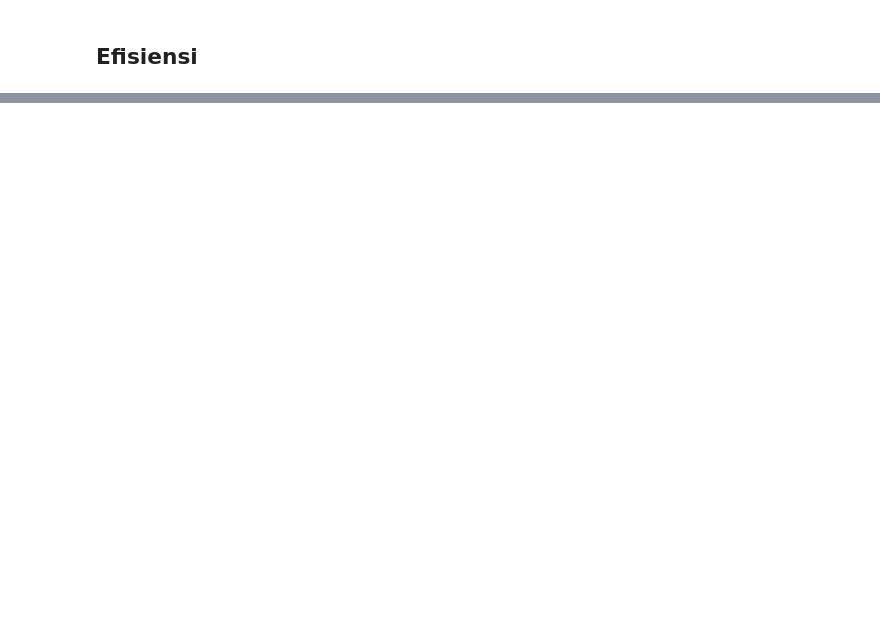
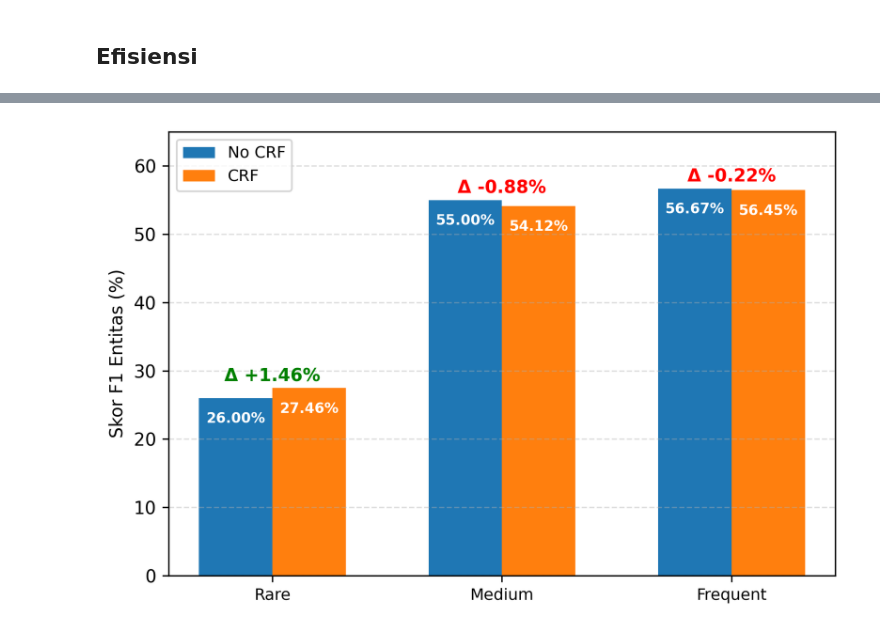
Before and after one commit to mdfwg/queryner-kd, a Jupyter notebook: notebook/result-analysis.ipynb, the cells around one changed output, grey strips where cells are left out. Cells and saved outputs as stored; diff of their text form; code cells hidden in the pictures; blank space fills up the shorter version.

```diff
--- a/notebook/result-analysis.ipynb
+++ b/notebook/result-analysis.ipynb
@@ -485,0 +643,76 @@ show_training_curve(get_json_path_from_id(31))
+# %%
+import matplotlib.pyplot as plt
+import numpy as np
+
+# Data (sesuai tabel)
+categories = ["Rare", "Medium", "Frequent"]
+no_crf = [26.00, 55.00, 56.67]
+crf = [27.46, 54.12, 56.45]
+delta = [1.46, -0.88, -0.22]
+
+x = np.arange(len(categories))
+width = 0.32
+
+plt.figure(figsize=(6, 4), dpi=300)
+
+# Bars
+bars1 = plt.bar(x - width/2, no_crf, width, label="No CRF")
+bars2 = plt.bar(x + width/2, crf, width, label="CRF")
+
+# === LABEL DALAM BAR ===
+def add_labels(bars):
+    for bar in bars:
+        height = bar.get_height()
+
+        if height < 10:  # threshold disesuaikan (karena skala sekarang lebih besar)
+            plt.text(
+                bar.get_x() + bar.get_width()/2,
+                height + 0.5,
+                f"{height:.2f}%",
+                ha='center',
+                va='bottom',
+                fontsize=8,
+                color='black'
+            )
+        else:
+            plt.text(
+                bar.get_x() + bar.get_width()/2,
+                height - 2,
+                f"{height:.2f}%",
+                ha='center',
+                va='top',
+                fontsize=8,
+                color='white',
+                fontweight='bold'
+            )
+
+add_labels(bars1)
+add_labels(bars2)
+
+# === DELTA ===
+for i in range(len(categories)):
+    y_max = max(no_crf[i], crf[i])
+    color = "red" if delta[i] < 0 else "green"
+
+    plt.text(
+        x[i],
+        y_max + 1,
+        f"Δ {delta[i]:+.2f}%",
+        ha='center',
+        fontsize=10,
+        fontweight='bold',
+        color=color
+    )
+
+# Labels
+plt.xticks(x, categories, fontsize=9)
+plt.ylabel("Skor F1 Entitas (%)", fontsize=10)
+plt.ylim(0, 65)
+
+plt.legend(fontsize=9, loc="best")
+plt.grid(axis='y', linestyle='--', alpha=0.4)
+
+plt.tight_layout()
+plt.show()
+# %% [output]
+[figure, added]
```
Also changed, not shown: parts of 6 cells of this notebook, 21 other files.
